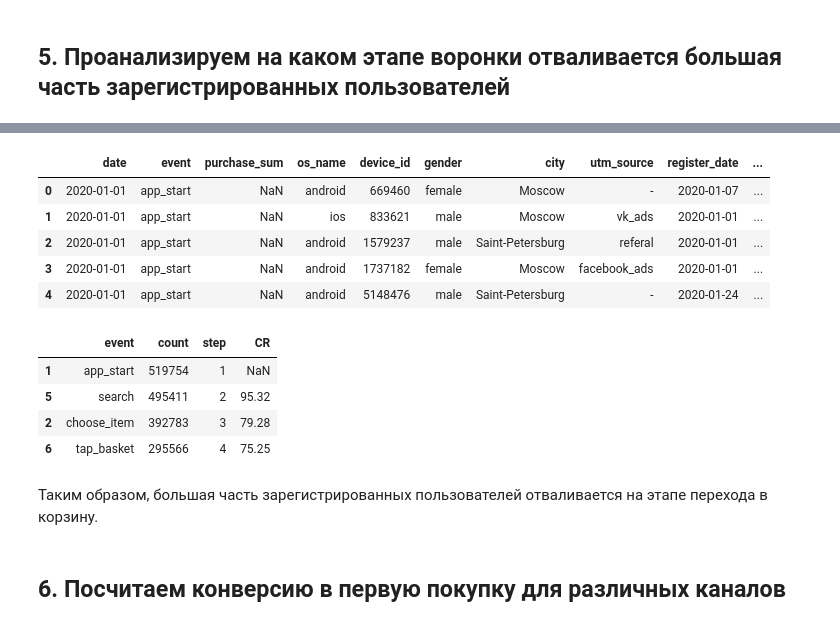
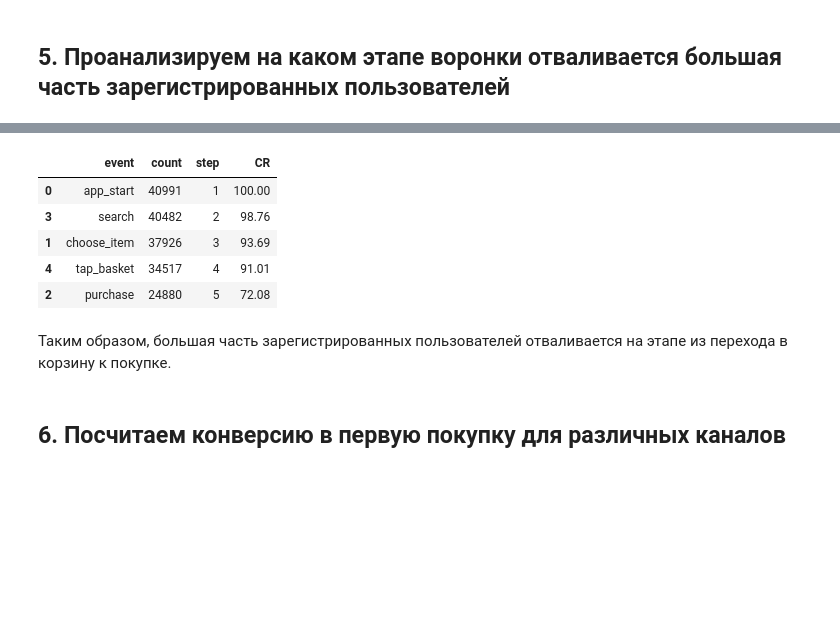
Before and after one commit to dmt-zh/Portfolio, a Jupyter notebook: Marketing channels effectiveness.ipynb, the cells around one changed output, grey strips where cells are left out. Drawn from its saved outputs; the diff is of its cells as text; code cells hidden in the pictures; blank space fills up the shorter version.

```diff
--- a/Marketing channels effectiveness.ipynb
+++ b/Marketing channels effectiveness.ipynb
@@ -209,15 +209,18 @@ df.query('event == "app_install" & utm_source !="-"') \
 # %% [markdown]
 ## 5. Проанализируем на каком этапе воронки отваливается большая часть зарегистрированных пользователей
 # %%
-# Отберем id пользователей которые совершили покупку
-purchase = df.query('purchase_sum > 0').device_id.unique().tolist()
 # Отберем id пользователей которые зарегистрировались
 register = df.query('event == "register"').device_id.unique().tolist()
 
-# Объединим два списка и создадим set из уникальных id
-registered_list = list(set(register + purchase))
+# Отфильтруем датафрейм с пользователями которые совершили регистрацию
+registered_users = df.query('device_id in @register')
 
-# Отфильтруем датафрейм с пользователями которые совершили регистрацию
-registered_users = df.query('device_id in @registered_list')
+# Определим дату регистрации для каждого пользователя
+register_date = registered_users.query('event == "register"') \
+    .groupby('device_id', as_index=False) \
+    .agg(register_date=('date', 'min'))
+
+# Добавим колонку с датой регистрации к датафрейму
+registered_users = pd.merge(registered_users, register_date, how='left', on='device_id')
 registered_users[:5]
 # %% [output]
@@ -230,48 +233,26 @@ registered_users[:5]
-# %%
-# Определим дату регистрации для каждого пользователя
-register_date = registered_users.query('event == "register"') \
-    .groupby('device_id', as_index=False) \
-    .agg(register_date=('date', 'min'))
-
-# Добавим колонку с датой регистрации к датафрейму
-registered_users = pd.merge(registered_users, register_date, how='left', on='device_id')
-
-# Добавим условие, если дата регистрации < даты совершения события то пользователь еще не зарегистрировался
-registered_users['is_registered'] = np.where((registered_users.register_date - registered_users.date).dt.days > 0, 'no', 'yes')
-registered_users[:5]
-# %% [output]
-|  | date | event | purchase_sum | os_name | device_id | gender | city | utm_source | register_date | ... |
-| 0 | 2020-01-01 | app_start | NaN | android | 669460 | female | Moscow | - | 2020-01-07 | ... |
-| 1 | 2020-01-01 | app_start | NaN | ios | 833621 | male | Moscow | vk_ads | 2020-01-01 | ... |
-| 2 | 2020-01-01 | app_start | NaN | android | 1579237 | male | Saint-Petersburg | referal | 2020-01-01 | ... |
-| 3 | 2020-01-01 | app_start | NaN | android | 1737182 | female | Moscow | facebook_ads | 2020-01-01 | ... |
-| 4 | 2020-01-01 | app_start | NaN | android | 5148476 | male | Saint-Petersburg | - | 2020-01-24 | ... |
 # %%
 # Отберем только прошедших регистрацию пользователей
-registered_df = registered_users.query('is_registered == "yes"') \
+registered_df = registered_users.query('register_date < date') \
     .groupby('event', as_index=False) \
-    .agg(count=('device_id', 'count'))
-
-# Определим воронку действий
-funnel = ['app_start', 'choose_item', 'search', 'tap_basket']
+    .agg(count=('device_id', 'nunique'))
 
 # Определим последовательность действий
-mapping = {'app_start': 1, 'search': 2, 'choose_item': 3, 'tap_basket': 4}
+mapping = {'app_start': 1, 'search': 2, 'choose_item': 3, 'tap_basket': 4, 'purchase': 5}
 
 # Рассчитаем конверсию для каждого шага воронки
-registered_df = registered_df.query('event in @funnel')
 registered_df['step'] = registered_df.event.map(mapping)
 registered_df.sort_values('step', inplace=True)
-registered_df['CR'] = (registered_df['count'].div(registered_df['count'].shift(1))).mul(100).round(2)
+registered_df['CR'] = (registered_df['count'].div(registered_df['count'].shift(1))).mul(100).round(2).fillna(100)
 registered_df
 # %% [output]
 |  | event | count | step | CR |
-| 1 | app_start | 519754 | 1 | NaN |
-| 5 | search | 495411 | 2 | 95.32 |
-| 2 | choose_item | 392783 | 3 | 79.28 |
-| 6 | tap_basket | 295566 | 4 | 75.25 |
+| 0 | app_start | 40991 | 1 | 100.00 |
+| 3 | search | 40482 | 2 | 98.76 |
+| 1 | choose_item | 37926 | 3 | 93.69 |
+| 4 | tap_basket | 34517 | 4 | 91.01 |
+| 2 | purchase | 24880 | 5 | 72.08 |
 # %% [markdown]
-Таким образом, большая часть зарегистрированных пользователей отваливается на этапе перехода в корзину.
+Таким образом, большая часть зарегистрированных пользователей отваливается на этапе из перехода в корзину к покупке.
 # %% [markdown]
 ## 6. Посчитаем конверсию в первую покупку для различных каналов
 # %%
```
Also changed, not shown: parts of 2 cells of this notebook.
